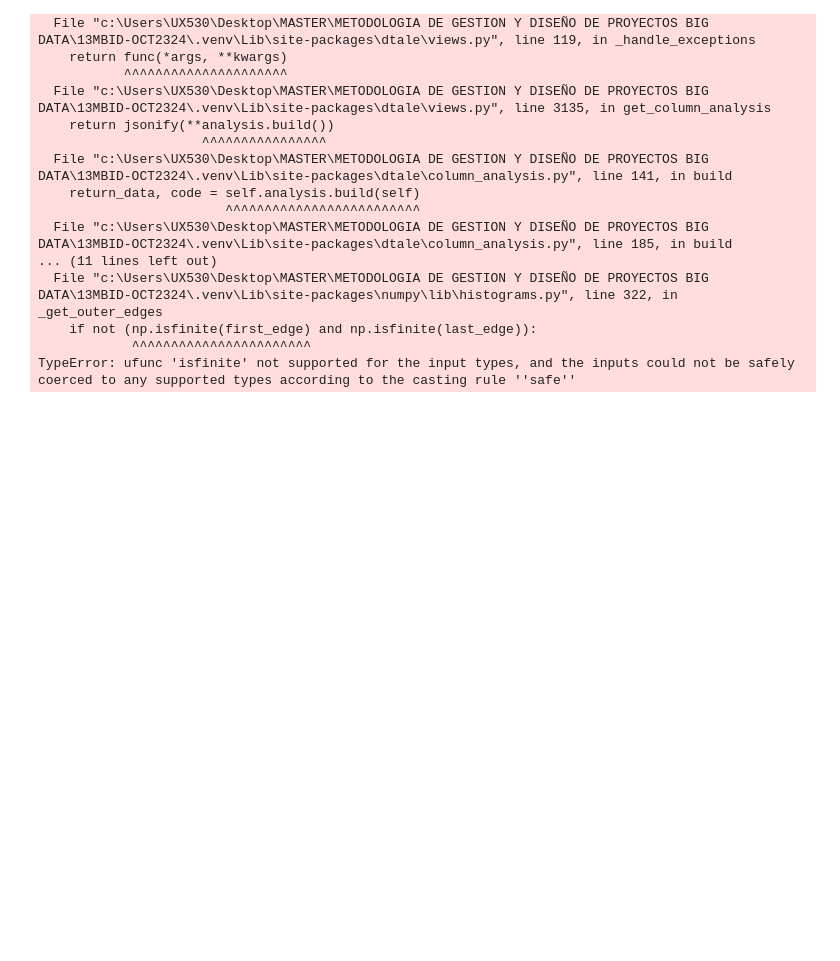
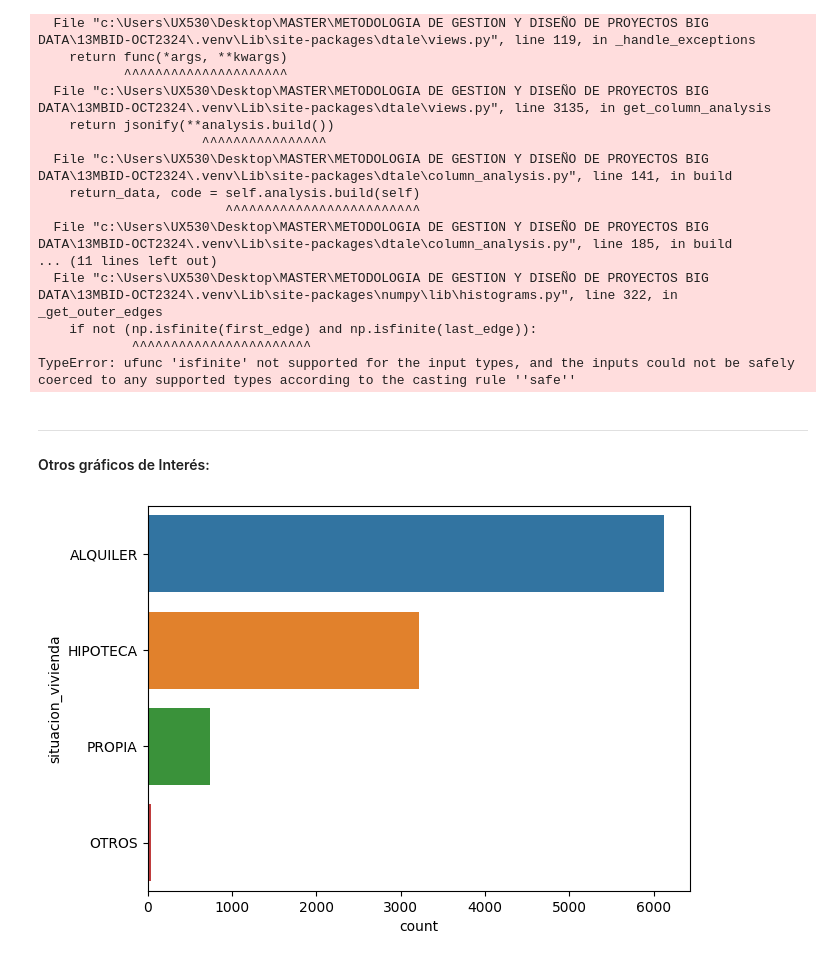
Before and after one commit to JhonFajardoRodas/13MBID-OCT2324, a Jupyter notebook: notebooks/comprension_datos/CD02-Exploracion.ipynb, the cells around one changed output. Saved outputs shown, nothing was run; the diff lists cells and outputs as text; code cells hidden in the pictures; blank space fills up the shorter version.

Commit message:
Creación de nuevas gráficas de interés

```diff
--- a/notebooks/comprension_datos/CD02-Exploracion.ipynb
+++ b/notebooks/comprension_datos/CD02-Exploracion.ipynb
@@ -149,3 +149,12 @@ Traceback (most recent call last):
     if not (np.isfinite(first_edge) and np.isfinite(last_edge)):
             ^^^^^^^^^^^^^^^^^^^^^^^
 TypeError: ufunc 'isfinite' not supported for the input types, and the inputs could not be safely coerced to any supported types according to the casting rule ''safe''
+# %% [markdown]
+---
+#### Otros gráficos de Interés:
+# %%
+plt.figure(figsize=(7,5))
+sns.countplot(y=df_creditos['situacion_vivienda'], order=df_creditos['situacion_vivienda'].value_counts().index)
+plt.show()
+# %% [output]
+[figure, added]
```
Also changed, not shown: parts of 3 cells of this notebook.
